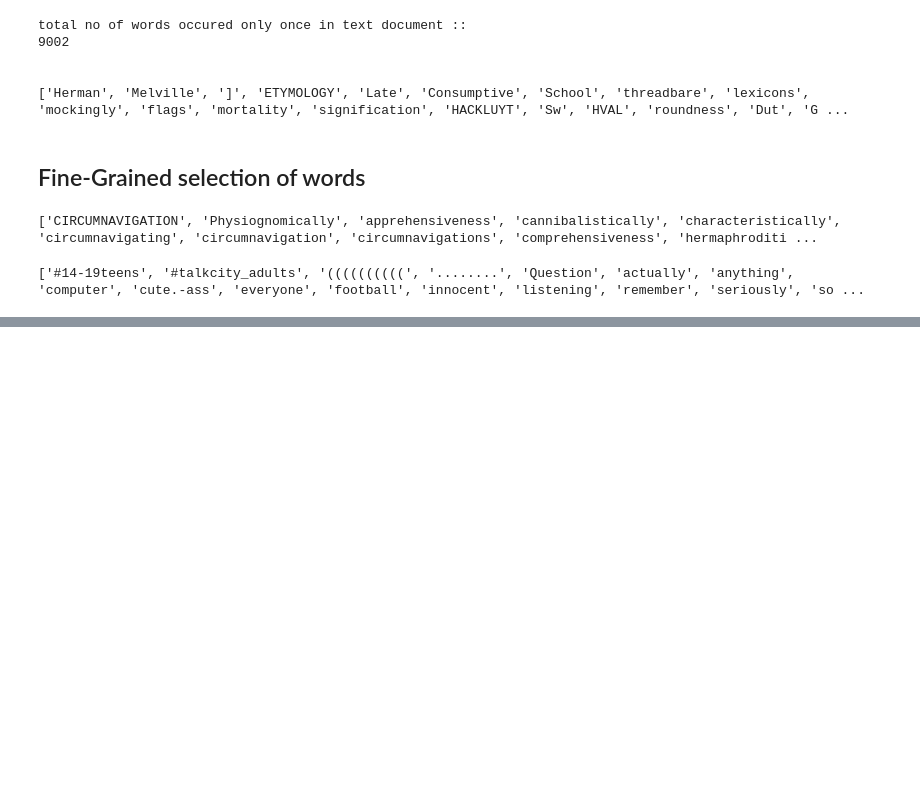
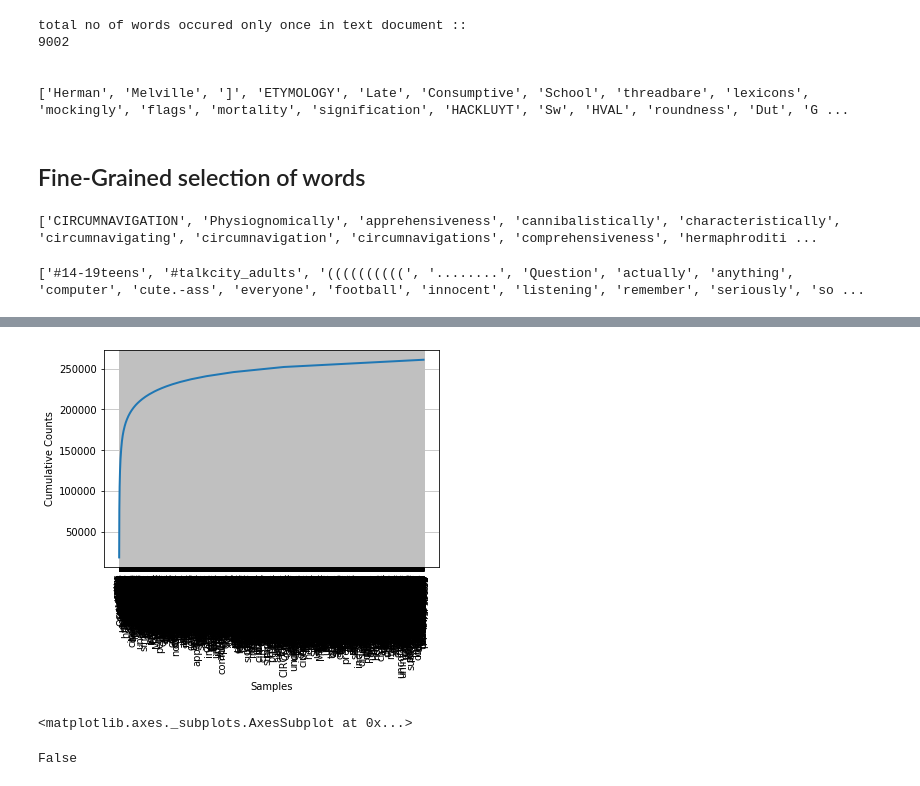
Before and after one commit to divaymohan/NLP, a Jupyter notebook: chapter_1/1.3/NLP_chapter_1.ipynb, the cells around one changed output, grey strips where cells are left out. Cells and saved outputs as stored; diff of their text form; code cells hidden in the pictures; blank space fills up the shorter version.

```diff
--- a/chapter_1/1.3/NLP_chapter_1.ipynb
+++ b/chapter_1/1.3/NLP_chapter_1.ipynb
@@ -92,0 +186,11 @@ print(sorted([w for w in set(text5) if len(w)>7 and fdist5[w]>7]))
+# %%
+#Cumulative plot of the frequency distribution
+fdist.plot(cumulative=True)
+# %% [output]
+[figure, added]
+<matplotlib.axes._subplots.AxesSubplot at 0x...>
+# %%
+#Test if samples in fdist1 occur less frequently than in fdist2
+fdist < fdist1
+# %% [output]
+False
```
Also changed, not shown: parts of 20 cells of this notebook.
